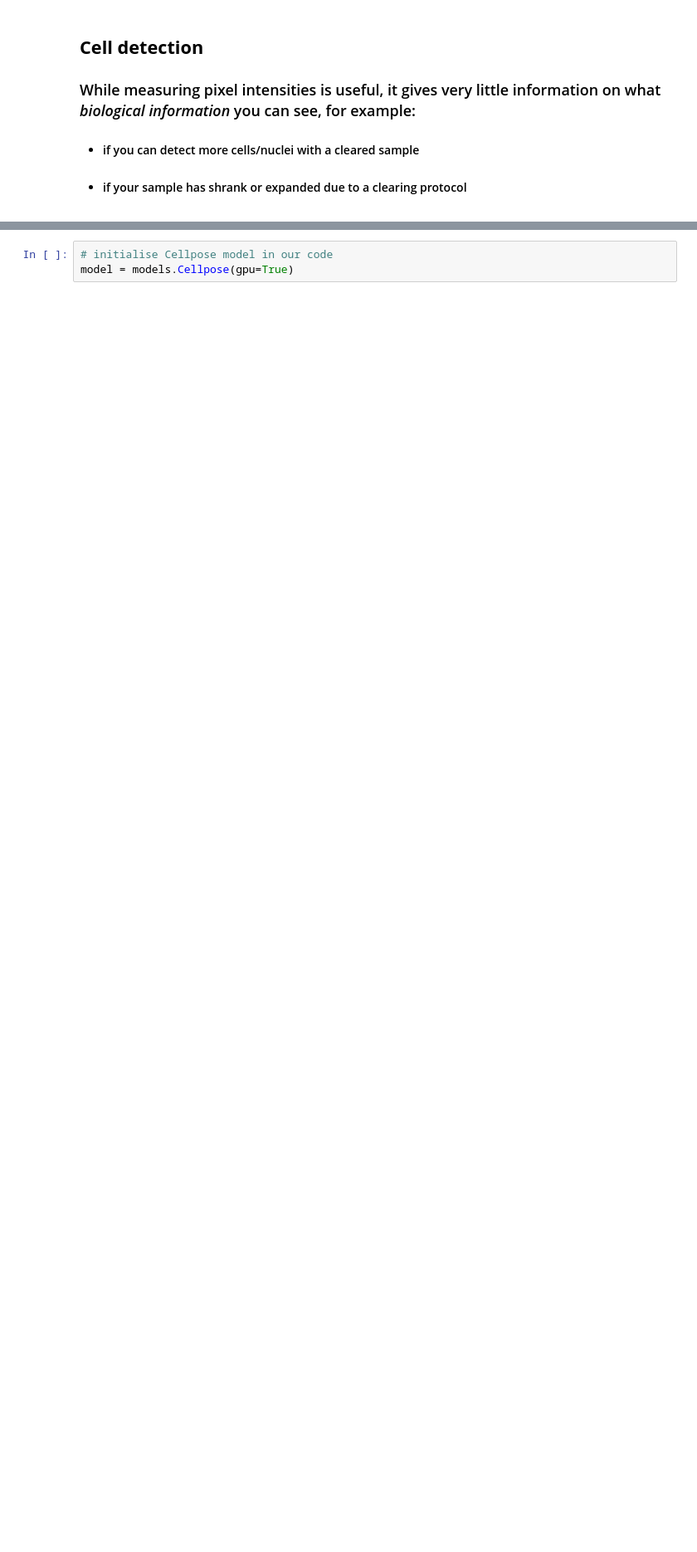
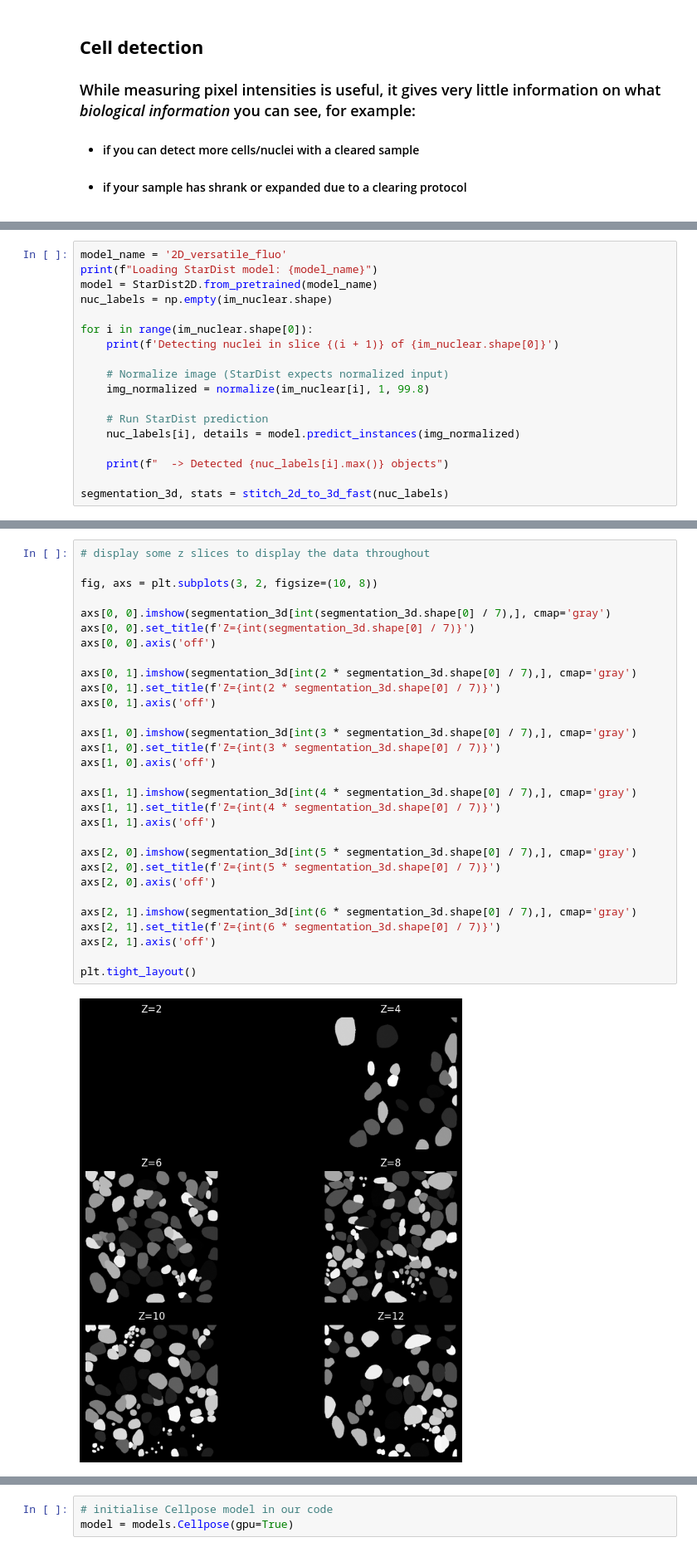
Before and after one commit to dbekat/clearing-efficacy, a Jupyter notebook: unified_analysis.ipynb, the cells around one changed output, grey strips where cells are left out. Shown at 83% size. Cells and saved outputs as stored; diff of their text form; blank space fills up the shorter version.

Commit message:
Added code for 3D detection of nuclei with stardist

```diff
--- a/unified_analysis.ipynb
+++ b/unified_analysis.ipynb
@@ -234,0 +270,18 @@ axs[0].set_ylabel("Normalised Mean Intensity", fontsize=13)
+# %%
+model_name = '2D_versatile_fluo'
+print(f"Loading StarDist model: {model_name}")
+model = StarDist2D.from_pretrained(model_name)
+nuc_labels = np.empty(im_nuclear.shape)
+
+for i in range(im_nuclear.shape[0]):
+    print(f'Detecting nuclei in slice {(i + 1)} of {im_nuclear.shape[0]}')
+
+    # Normalize image (StarDist expects normalized input)
+    img_normalized = normalize(im_nuclear[i], 1, 99.8)
+
+    # Run StarDist prediction
+    nuc_labels[i], details = model.predict_instances(img_normalized)
+
+    print(f"  -> Detected {nuc_labels[i].max()} objects")
+
+segmentation_3d, stats = stitch_2d_to_3d_fast(nuc_labels)
@@ -234,0 +321,32 @@ axs[0].set_ylabel("Normalised Mean Intensity", fontsize=13)
+# %%
+# display some z slices to display the data throughout
+
+fig, axs = plt.subplots(3, 2, figsize=(10, 8))
+
+axs[0, 0].imshow(segmentation_3d[int(segmentation_3d.shape[0] / 7),], cmap='gray')
+axs[0, 0].set_title(f'Z={int(segmentation_3d.shape[0] / 7)}')
+axs[0, 0].axis('off')
+
+axs[0, 1].imshow(segmentation_3d[int(2 * segmentation_3d.shape[0] / 7),], cmap='gray')
+axs[0, 1].set_title(f'Z={int(2 * segmentation_3d.shape[0] / 7)}')
+axs[0, 1].axis('off')
+
+axs[1, 0].imshow(segmentation_3d[int(3 * segmentation_3d.shape[0] / 7),], cmap='gray')
+axs[1, 0].set_title(f'Z={int(3 * segmentation_3d.shape[0] / 7)}')
+axs[1, 0].axis('off')
+
+axs[1, 1].imshow(segmentation_3d[int(4 * segmentation_3d.shape[0] / 7),], cmap='gray')
+axs[1, 1].set_title(f'Z={int(4 * segmentation_3d.shape[0] / 7)}')
+axs[1, 1].axis('off')
+
+axs[2, 0].imshow(segmentation_3d[int(5 * segmentation_3d.shape[0] / 7),], cmap='gray')
+axs[2, 0].set_title(f'Z={int(5 * segmentation_3d.shape[0] / 7)}')
+axs[2, 0].axis('off')
+
+axs[2, 1].imshow(segmentation_3d[int(6 * segmentation_3d.shape[0] / 7),], cmap='gray')
+axs[2, 1].set_title(f'Z={int(6 * segmentation_3d.shape[0] / 7)}')
+axs[2, 1].axis('off')
+
+plt.tight_layout()
+# %% [output]
+[figure, added]
```
Also changed, not shown: parts of 24 cells of this notebook, 1 other file.
